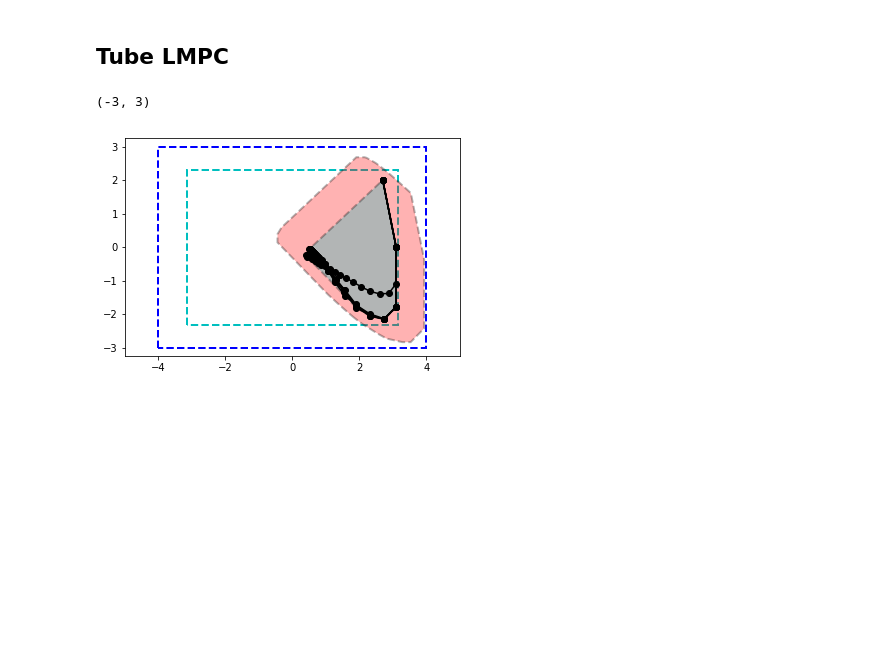
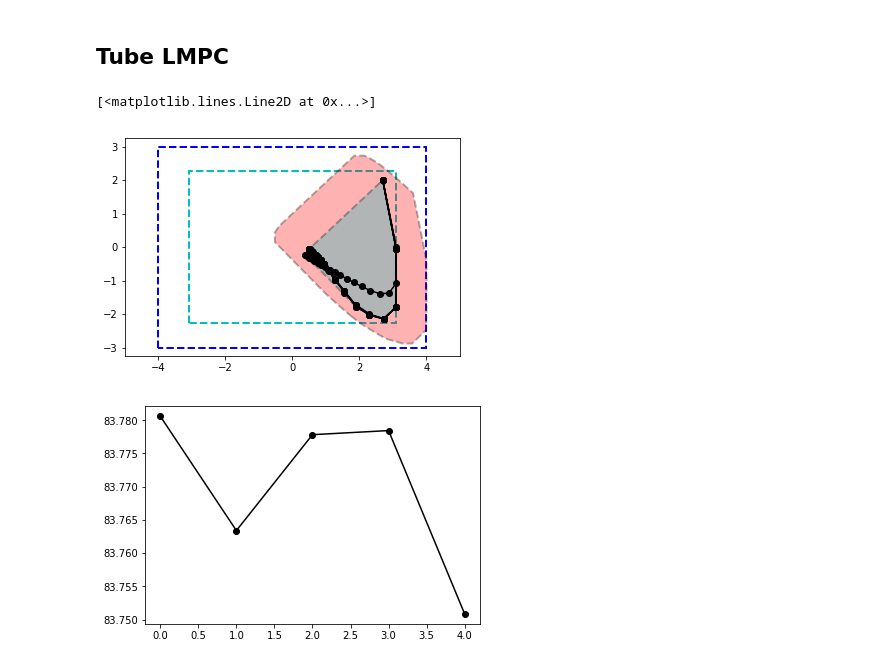
Before and after one commit to GoldeneyeRohan/prediction-uncertainty, a Jupyter notebook: Test Controllers.ipynb, the cells around one changed output. Saved outputs shown, nothing was run; the diff lists cells and outputs as text; code cells hidden in the pictures; blank space fills up the shorter version.

```diff
--- a/Test Controllers.ipynb
+++ b/Test Controllers.ipynb
@@ -230,24 +230,28 @@ for episode in range(num_episodes):
 # %%
 plt.figure()
 plt.axis("equal")
 ax = plt.gca()
 
 state_limits.plot(ax=ax, alpha=alpha, color="w", edgecolor="b", linewidth=lw)
 
 X_bar = polytope.Polytope(*controller.state_constraints)
 X_bar.plot(ax=ax, alpha=1, color="w", linewidth=lw, edgecolor="c")
 
 SS = polytope.qhull(controller.safe_set.value.T)
 M = polytope.Polytope(*controller.init_constraint)
 RSS = control_utils.minkowski_sum(SS, M)
 
 RSS.plot(ax=ax, alpha=0.3, color="r", linewidth=lw)
 SS.plot(ax=ax, alpha=0.3, color="c", linewidth=lw)
 for x_traj in controller.traj_list:
     plt.plot(x_traj[0,:], x_traj[1,:], "k-o")
 
 plt.xlim(xlims)
 plt.ylim(ylims)
+
+plt.figure()
+plt.plot([q[0] for q in controller.value_func_list[1:]], "ko-")
 # %% [output]
-(-3, 3)
+[<matplotlib.lines.Line2D at 0x...>]
-[figure, old version]
+[figure, new version]
+[figure, added]
```
Also changed, not shown: parts of 4 cells of this notebook, 3 other files.
